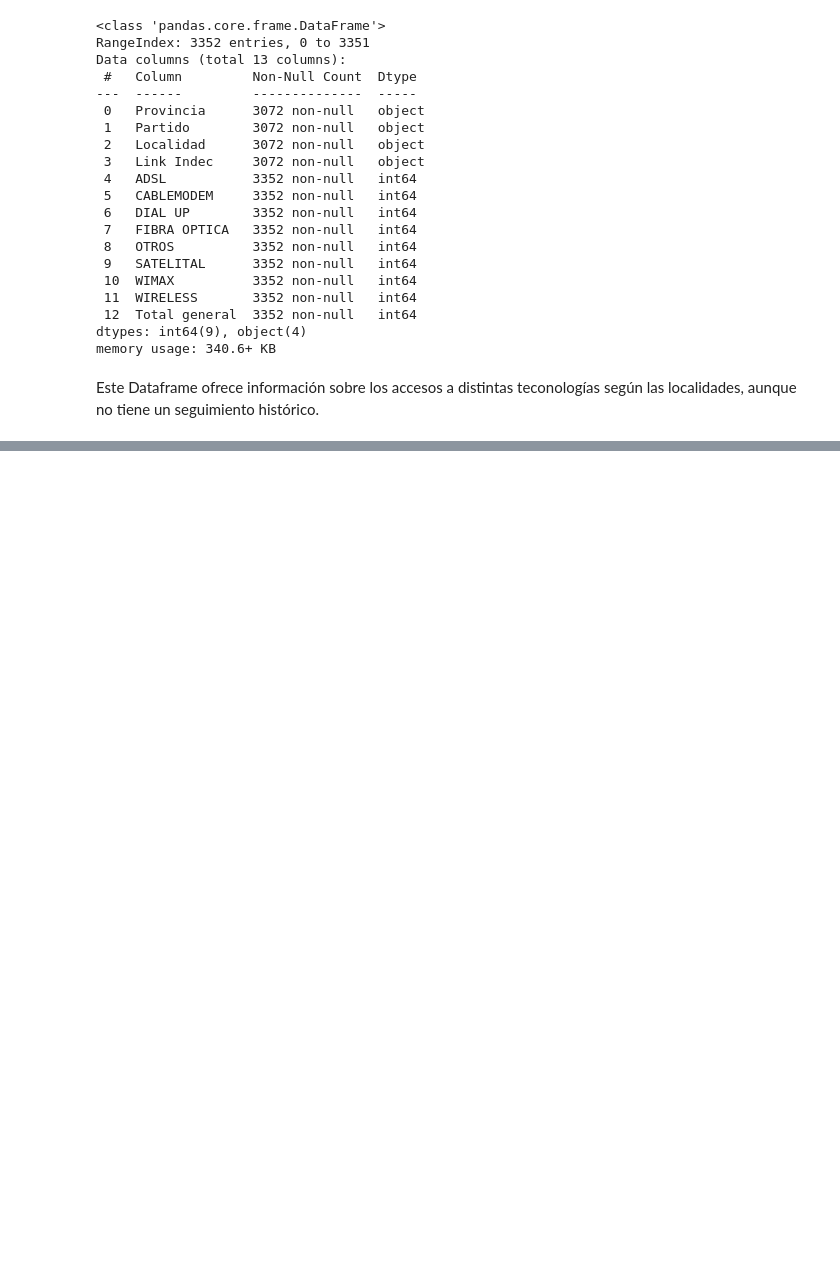
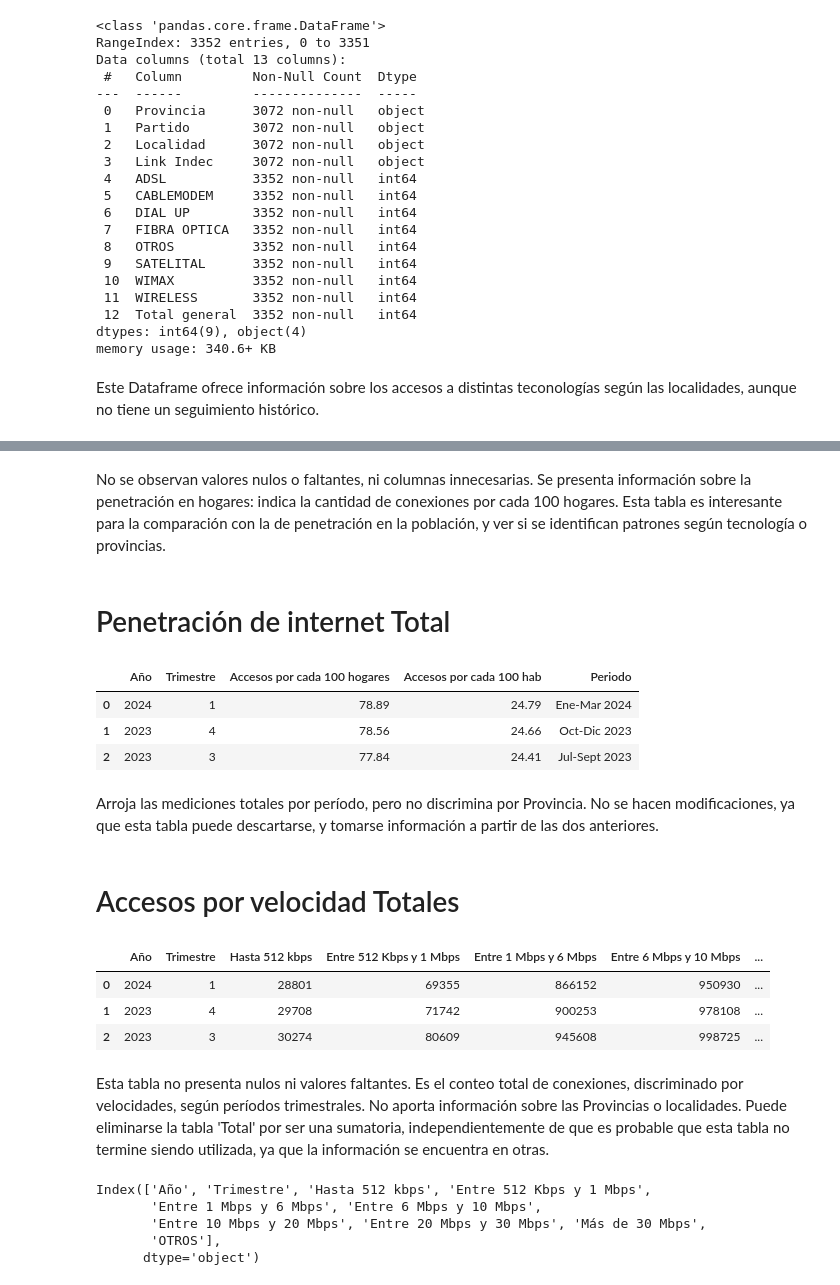
Before and after one commit to gastorellano/Proyecto_telecomunicaciones, a Jupyter notebook: Notebooks/etl.ipynb, the cells around one changed output, grey strips where cells are left out. Saved outputs shown, nothing was run; the diff lists cells and outputs as text; code cells hidden in the pictures; blank space fills up the shorter version.

```diff
--- a/Notebooks/etl.ipynb
+++ b/Notebooks/etl.ipynb
@@ -170,0 +358,35 @@ Este Dataframe ofrece información sobre los accesos a distintas teconologías s
+# %% [markdown]
+No se observan valores nulos o faltantes, ni columnas innecesarias. Se presenta información sobre la penetración en hogares: indica la cantidad de conexiones por cada 100 hogares. Esta tabla es interesante para la comparación con la de penetración en la población, y ver si se identifican patrones según tecnología o provincias.
+# %% [markdown]
+# Penetración de internet Total
+# %%
+df10 = pd.read_excel(df_internet, sheet_name='Penetracion-totales')
+df10.head(3)
+# %% [output]
+|  | Año | Trimestre | Accesos por cada 100 hogares | Accesos por cada 100 hab | Periodo |
+| 0 | 2024 | 1 | 78.89 | 24.79 | Ene-Mar 2024 |
+| 1 | 2023 | 4 | 78.56 | 24.66 | Oct-Dic 2023 |
+| 2 | 2023 | 3 | 77.84 | 24.41 | Jul-Sept 2023 |
+# %% [markdown]
+Arroja las mediciones totales por período, pero no discrimina por Provincia. No se hacen modificaciones, ya que esta tabla puede descartarse, y tomarse información a partir de las dos anteriores.
+# %% [markdown]
+# Accesos por velocidad Totales
+# %%
+df11 = pd.read_excel(df_internet, sheet_name='Totales Accesos por velocidad')
+df11.head(3)
+# %% [output]
+|  | Año | Trimestre | Hasta 512 kbps | Entre 512 Kbps y 1 Mbps | Entre 1 Mbps y 6 Mbps | Entre 6 Mbps y 10 Mbps | ... |
+| 0 | 2024 | 1 | 28801 | 69355 | 866152 | 950930 | ... |
+| 1 | 2023 | 4 | 29708 | 71742 | 900253 | 978108 | ... |
+| 2 | 2023 | 3 | 30274 | 80609 | 945608 | 998725 | ... |
+# %% [markdown]
+Esta tabla no presenta nulos ni valores faltantes. Es el conteo total de conexiones, discriminado por velocidades, según períodos trimestrales. No aporta información sobre las Provincias o localidades. Puede eliminarse la tabla 'Total' por ser una sumatoria, independientemente de que es probable que esta tabla no termine siendo utilizada, ya que la información se encuentra en otras.
+# %%
+df11 = df11.drop(columns=['Total'])
+df11.columns
+# %% [output]
+Index(['Año', 'Trimestre', 'Hasta 512 kbps', 'Entre 512 Kbps y 1 Mbps',
+       'Entre 1 Mbps y 6 Mbps', 'Entre 6 Mbps y 10 Mbps',
+       'Entre 10 Mbps y 20 Mbps', 'Entre 20 Mbps y 30 Mbps', 'Más de 30 Mbps',
+       'OTROS'],
+      dtype='object')
```
Also changed, not shown: parts of 54 cells of this notebook, 1 other file.
